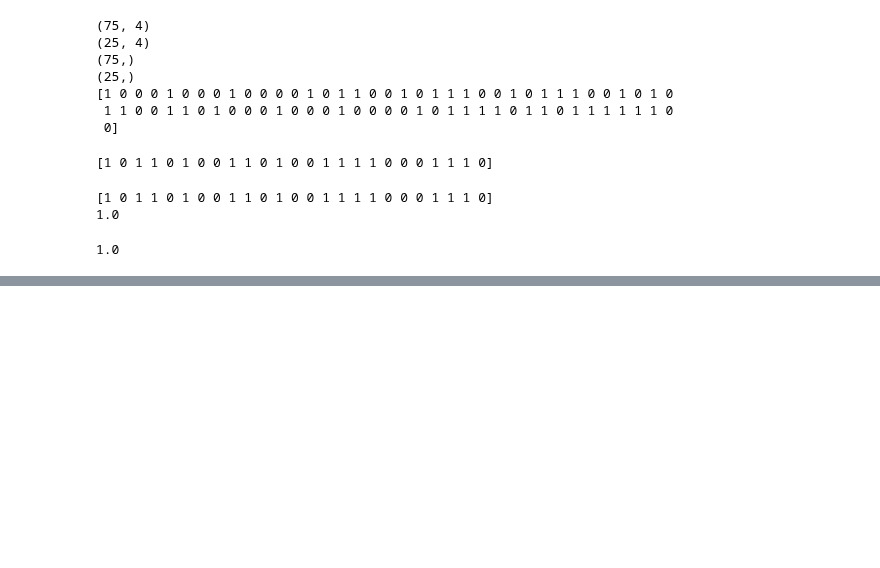
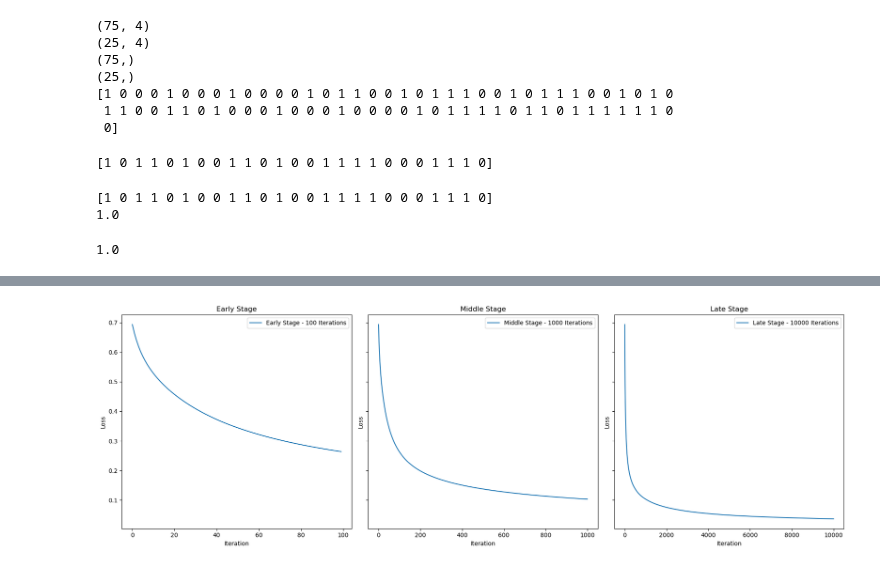
Before and after one commit to nkurien/FYP-MLEvaluator, a Jupyter notebook: poc/notebooks/8_logistic_regression.ipynb, the cells around one changed output, grey strips where cells are left out. Drawn from its saved outputs; the diff is of its cells as text; code cells hidden in the pictures; blank space fills up the shorter version.

```diff
--- a/poc/notebooks/8_logistic_regression.ipynb
+++ b/poc/notebooks/8_logistic_regression.ipynb
@@ -115,0 +126,24 @@ plt.show()
+# %%
+# Assuming models[0][0], models[1][0], models[2][0] are your model instances
+# and each model instance has a .loss_history attribute
+
+fig, axes = plt.subplots(1, 3, figsize=(18, 6), sharey=True)
+
+
+axes[0].plot(models[0][0].loss_history[:100], label='Early Stage - 100 Iterations')
+axes[1].plot(models[1][0].loss_history[:1000], label='Middle Stage - 1000 Iterations')
+axes[2].plot(models[2][0].loss_history[:10000], label='Late Stage - 10000 Iterations')
+
+axes[0].set_title('Early Stage')
+axes[1].set_title('Middle Stage')
+axes[2].set_title('Late Stage')
+
+for ax in axes:
+    ax.set_xlabel('Iteration')
+    ax.set_ylabel('Loss')
+    ax.legend()
+
+plt.tight_layout()
+plt.show()
+# %% [output]
+[figure, added]
```
Also changed, not shown: parts of 6 cells of this notebook, 1 other file.
